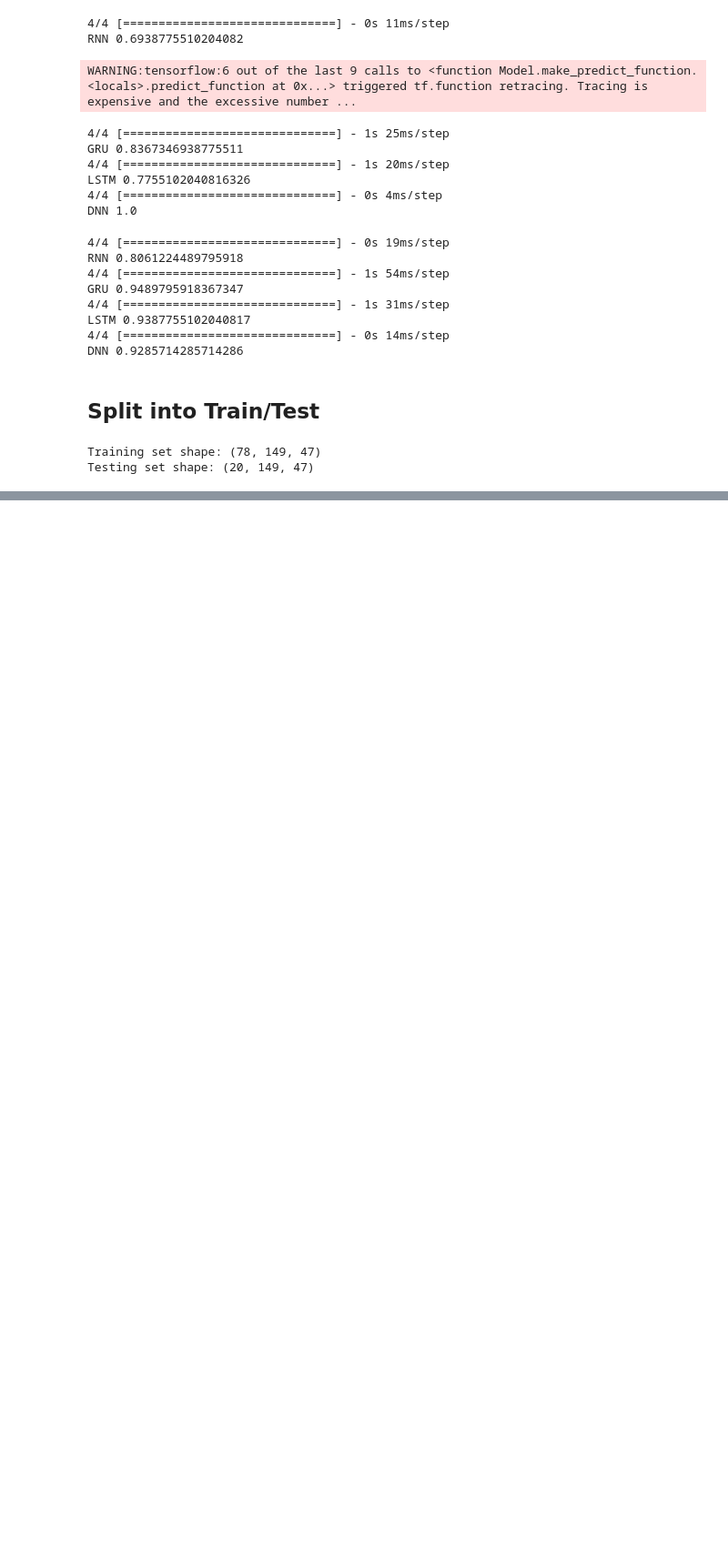
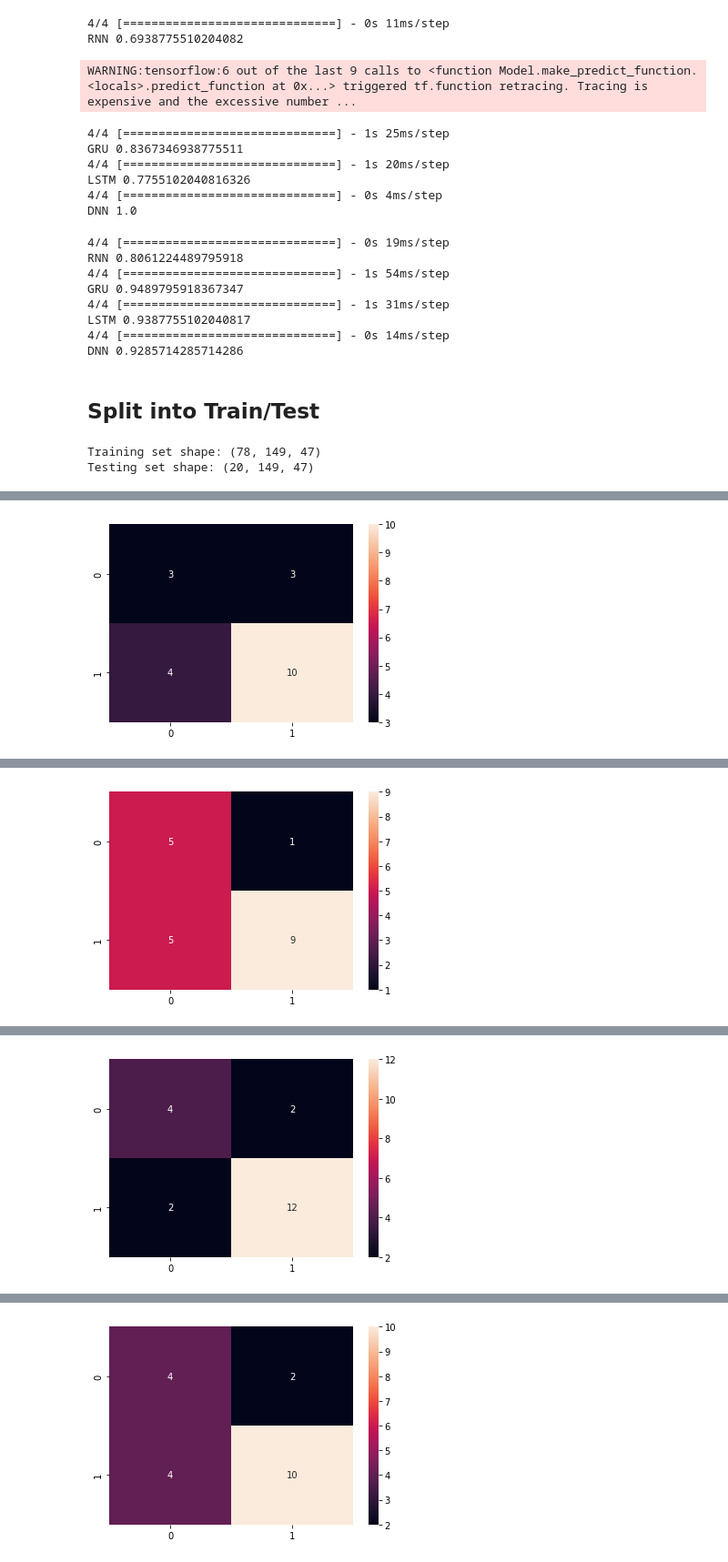
Before and after one commit to AML-neoCortex/TennisServePredictor, a Jupyter notebook: scripts/MLexploration.ipynb, the cells around one changed output, grey strips where cells are left out. Shown at 91% size. Cells and saved outputs as stored; diff of their text form; code cells hidden in the pictures; blank space fills up the shorter version.

```diff
--- a/scripts/MLexploration.ipynb
+++ b/scripts/MLexploration.ipynb
@@ -412,4 +447,7 @@ for name, model in keras_models:
     y_pred = (model.predict(X_test) > 0.5).astype("int32")
     acc = accuracy_score(y_test, y_pred)
     print(name, acc)
+    result = confusion_matrix(y_test, y_pred)
+    sns.heatmap(result, annot=True)
+    plt.show()
 # %% [output]
@@ -423,0 +456 @@ DNN 0.6
+[figure, added]
@@ -423,0 +459 @@ DNN 0.6
+[figure, added]
@@ -423,0 +462 @@ DNN 0.6
+[figure, added]
@@ -423,0 +465 @@ DNN 0.6
+[figure, added]
```
Also changed, not shown: parts of 19 cells of this notebook.
